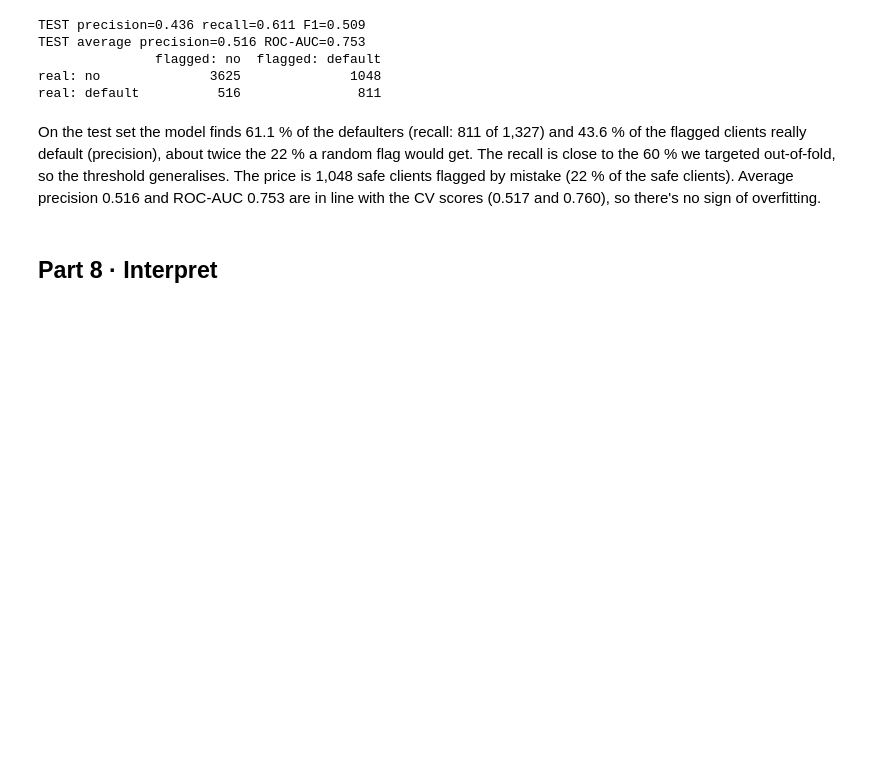
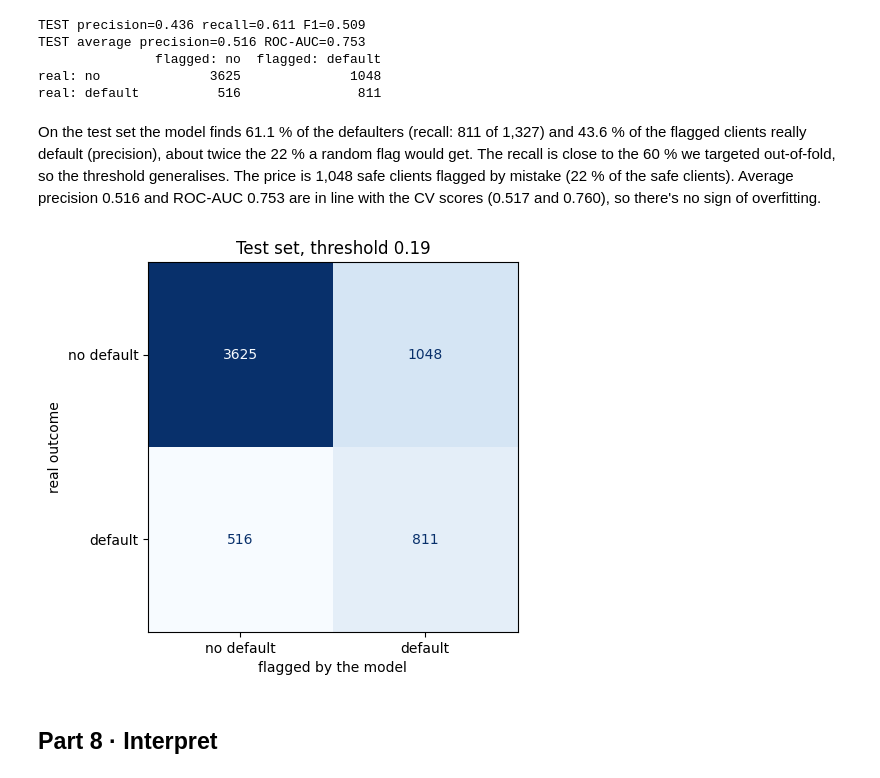
Before and after one commit to c1vxs/credit-default, a Jupyter notebook: notebooks/analysis.ipynb, the cells around one changed output. Drawn from its saved outputs; the diff is of its cells as text; code cells hidden in the pictures; blank space fills up the shorter version.

```diff
--- a/notebooks/analysis.ipynb
+++ b/notebooks/analysis.ipynb
@@ -363,6 +393,15 @@ real: no              3625              1048
 real: default          516               811
 # %% [markdown]
 On the test set the model finds 61.1 % of the defaulters (recall: 811 of 1,327) and 43.6 % of the flagged clients really default (precision), about twice the 22 % a random flag would get. The recall is close to the 60 % we targeted out-of-fold, so the threshold generalises. The price is 1,048 safe clients flagged by mistake (22 % of the safe clients). Average precision 0.516 and ROC-AUC 0.753 are in line with the CV scores (0.517 and 0.760), so there's no sign of overfitting.
+# %%
+ConfusionMatrixDisplay(np.array(scores["confusion_matrix"]), display_labels=["no default", "default"]).plot(
+    cmap="Blues", colorbar=False, values_format="d")
+plt.title(f"Test set, threshold {threshold:.2f}")
+plt.xlabel("flagged by the model")
+plt.ylabel("real outcome")
+plt.show()
+# %% [output]
+[figure, added]
 # %% [markdown]
 ## Part 8 · Interpret
 # %%
```
Also changed, not shown: parts of 8 cells of this notebook.
